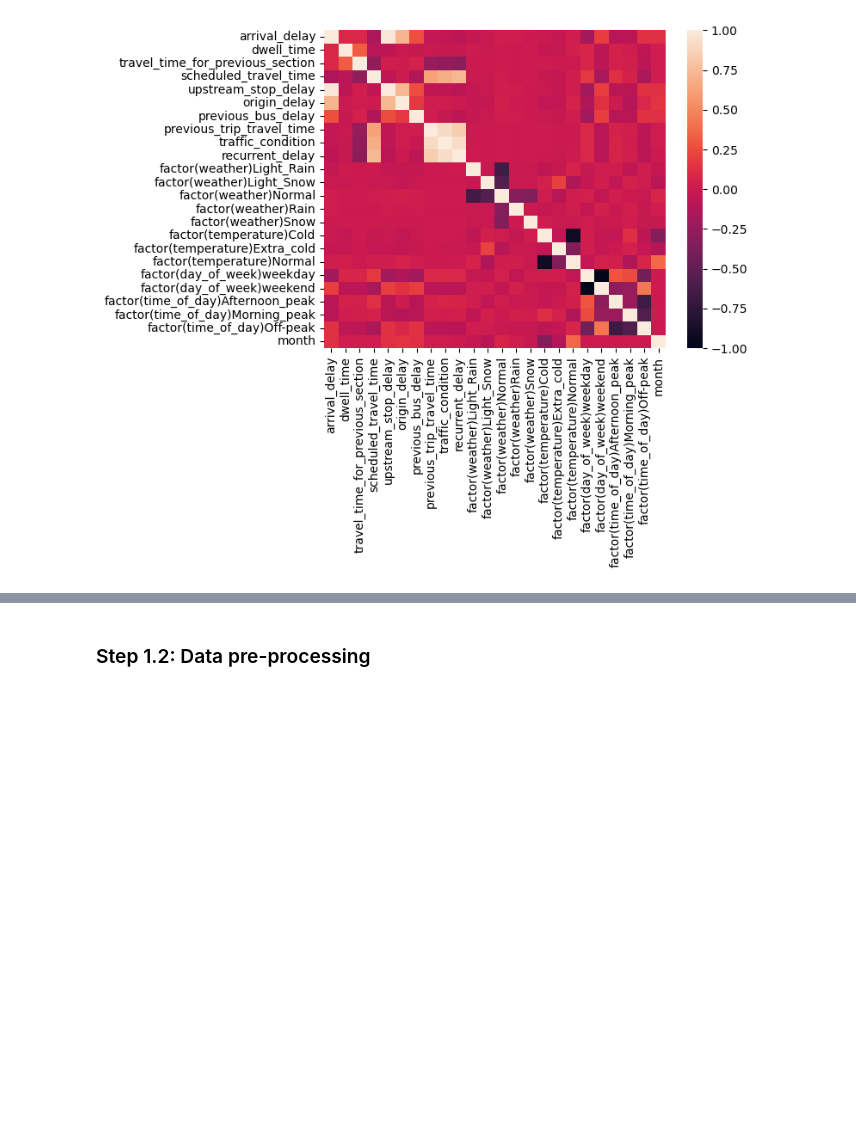
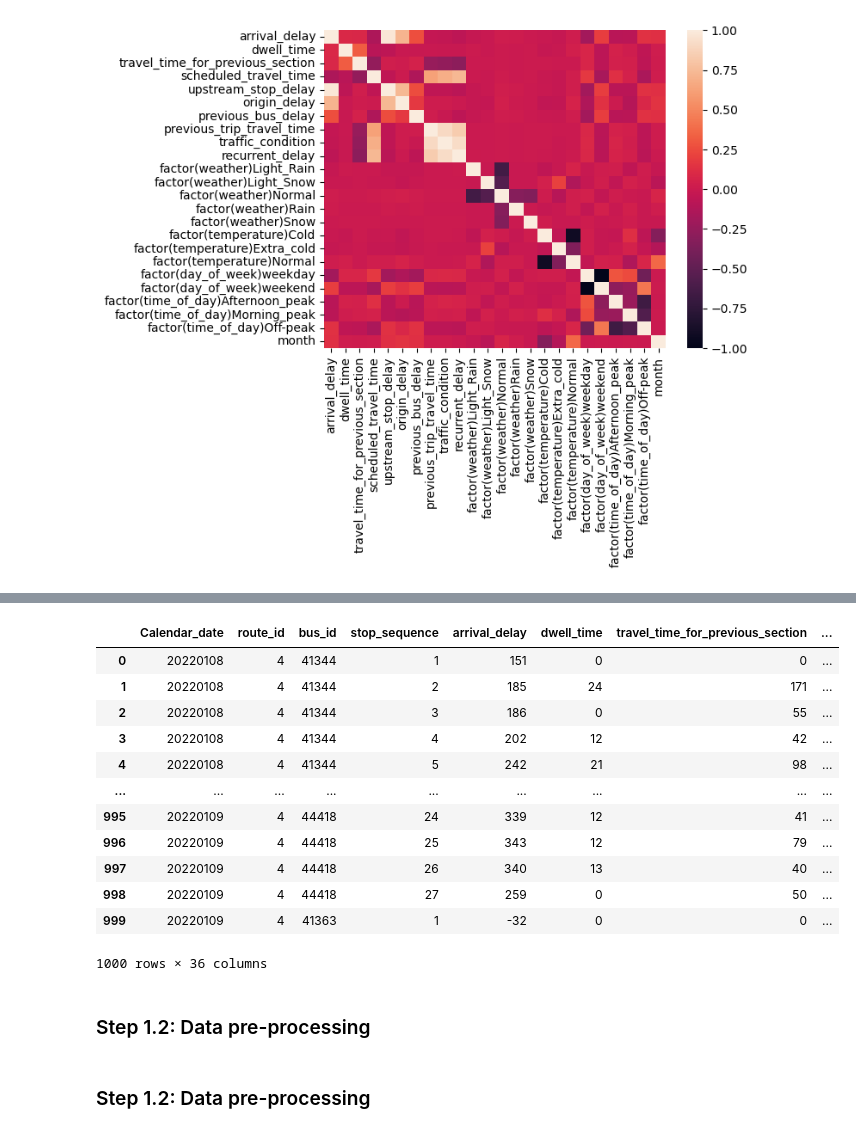
Before and after one commit to TomKoning1999/Final-project-code-folder, a Jupyter notebook: AH2179 final project group 4.ipynb, the cells around one changed output, grey strips where cells are left out. Saved outputs shown, nothing was run; the diff lists cells and outputs as text; code cells hidden in the pictures; blank space fills up the shorter version.

```diff
--- a/AH2179 final project group 4.ipynb
+++ b/AH2179 final project group 4.ipynb
@@ -434,0 +503,39 @@ In conclusion, mainly the bus operations element columns seem to be important, m
+# %%
+# Unique identifier for each route per day:
+# We assume (based on scanning through the CSV file) that the data is ordered over the time axis (first bus first)
+route_ID_list_day = []
+
+for j in df["Calendar_date"].unique():
+    df_date = df.loc[df["Calendar_date"] == j, ]
+    counter_day = 1
+    memory_stop_day = 0
+    for i in df_date["stop_sequence"]:
+        if memory_stop_day < i:
+            route_ID_list_day.append(counter_day)
+        elif memory_stop_day > i:
+            counter_day = counter_day+1
+            route_ID_list_day.append(counter_day)
+        else:
+            print("Warning, previous stop equals current stop, route_ID can not be added to dataset")
+            print("Current stop: ", i)
+            print("Previous stop: ", memory_stop_day)
+            print("Expected stop_ID: ", counter_day)
+        memory_stop_day=i
+
+df["Route_ID_day"] = route_ID_list_day
+
+df.head(1000)
+# %% [output]
+|  | Calendar_date | route_id | bus_id | stop_sequence | arrival_delay | dwell_time | travel_time_for_previous_section | ... |
+| 0 | 20220108 | 4 | 41344 | 1 | 151 | 0 | 0 | ... |
+| 1 | 20220108 | 4 | 41344 | 2 | 185 | 24 | 171 | ... |
+| 2 | 20220108 | 4 | 41344 | 3 | 186 | 0 | 55 | ... |
+| 3 | 20220108 | 4 | 41344 | 4 | 202 | 12 | 42 | ... |
+| 4 | 20220108 | 4 | 41344 | 5 | 242 | 21 | 98 | ... |
+| ... | ... | ... | ... | ... | ... | ... | ... | ... |
+| 995 | 20220109 | 4 | 44418 | 24 | 339 | 12 | 41 | ... |
+| 996 | 20220109 | 4 | 44418 | 25 | 343 | 12 | 79 | ... |
+| 997 | 20220109 | 4 | 44418 | 26 | 340 | 13 | 40 | ... |
+| 998 | 20220109 | 4 | 44418 | 27 | 259 | 0 | 50 | ... |
+| 999 | 20220109 | 4 | 41363 | 1 | -32 | 0 | 0 | ... |
+1000 rows × 36 columns
@@ -434,0 +550,2 @@ In conclusion, mainly the bus operations element columns seem to be important, m
+# %% [markdown]
+### Step 1.2: Data pre-processing
```
Also changed, not shown: parts of 83 cells of this notebook.
